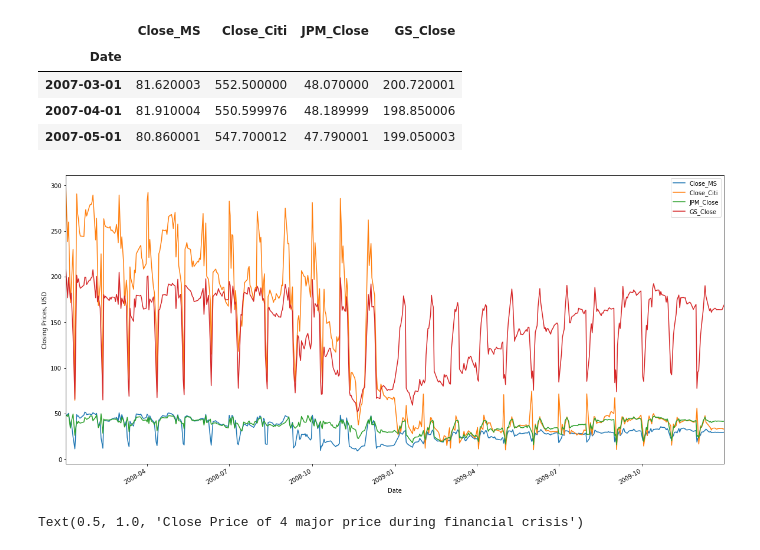
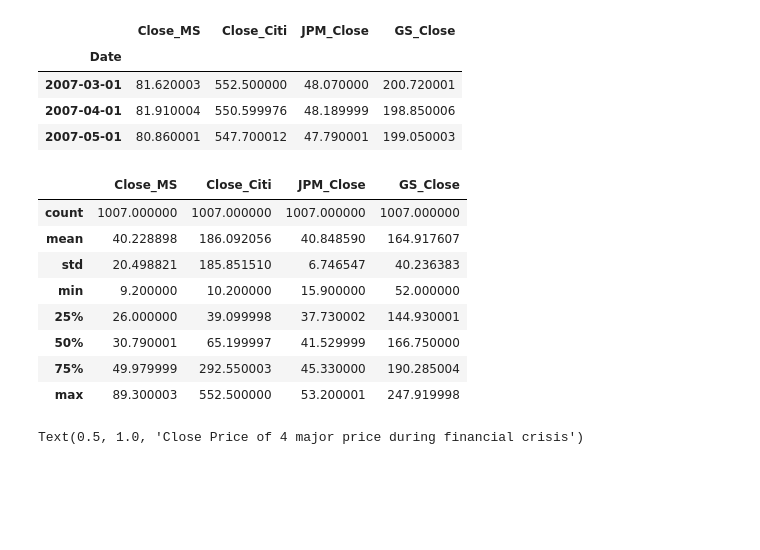
Before and after one commit to BAGLAT/Portfolio-Risk-Management, a Jupyter notebook: Quantitative Risk Management - Portfolio of Citi, GS, JPM, MS during Financial Crisis.ipynb, the cells around one changed output. Cells and saved outputs as stored; diff of their text form; code cells hidden in the pictures; blank space fills up the shorter version.

```diff
--- a/Quantitative Risk Management - Portfolio of Citi, GS, JPM, MS during Financial Crisis.ipynb
+++ b/Quantitative Risk Management - Portfolio of Citi, GS, JPM, MS during Financial Crisis.ipynb
@@ -48,15 +48,18 @@ df.head(3)
 | 2007-03-01 | 81.620003 | 552.500000 | 48.070000 | 200.720001 |
 | 2007-04-01 | 81.910004 | 550.599976 | 48.189999 | 198.850006 |
 | 2007-05-01 | 80.860001 | 547.700012 | 47.790001 | 199.050003 |
-# %%
-# from 2008-2009
-asset_prices = df.loc['2008-01-01':'2009-12-31']
-
-# Plot portfolio's asset prices during this time
-asset_prices.plot(figsize=(20,10)).set_ylabel("Closing Prices, USD")
-plt.show()
-# %% [output]
-[figure, removed]
+# %%
+df.describe()
+# %% [output]
+|  | Close_MS | Close_Citi | JPM_Close | GS_Close |
+| count | 1007.000000 | 1007.000000 | 1007.000000 | 1007.000000 |
+| mean | 40.228898 | 186.092056 | 40.848590 | 164.917607 |
+| std | 20.498821 | 185.851510 | 6.746547 | 40.236383 |
+| min | 9.200000 | 10.200000 | 15.900000 | 52.000000 |
+| 25% | 26.000000 | 39.099998 | 37.730002 | 144.930001 |
+| 50% | 30.790001 | 65.199997 | 41.529999 | 166.750000 |
+| 75% | 49.979999 | 292.550003 | 45.330000 | 190.285004 |
+| max | 89.300003 | 552.500000 | 53.200001 | 247.919998 |
 # %%
 # from 2007 - 2010
 df.plot(legend = 'MS',figsize=(17,12))
```
Also changed, not shown: parts of 12 cells of this notebook.
